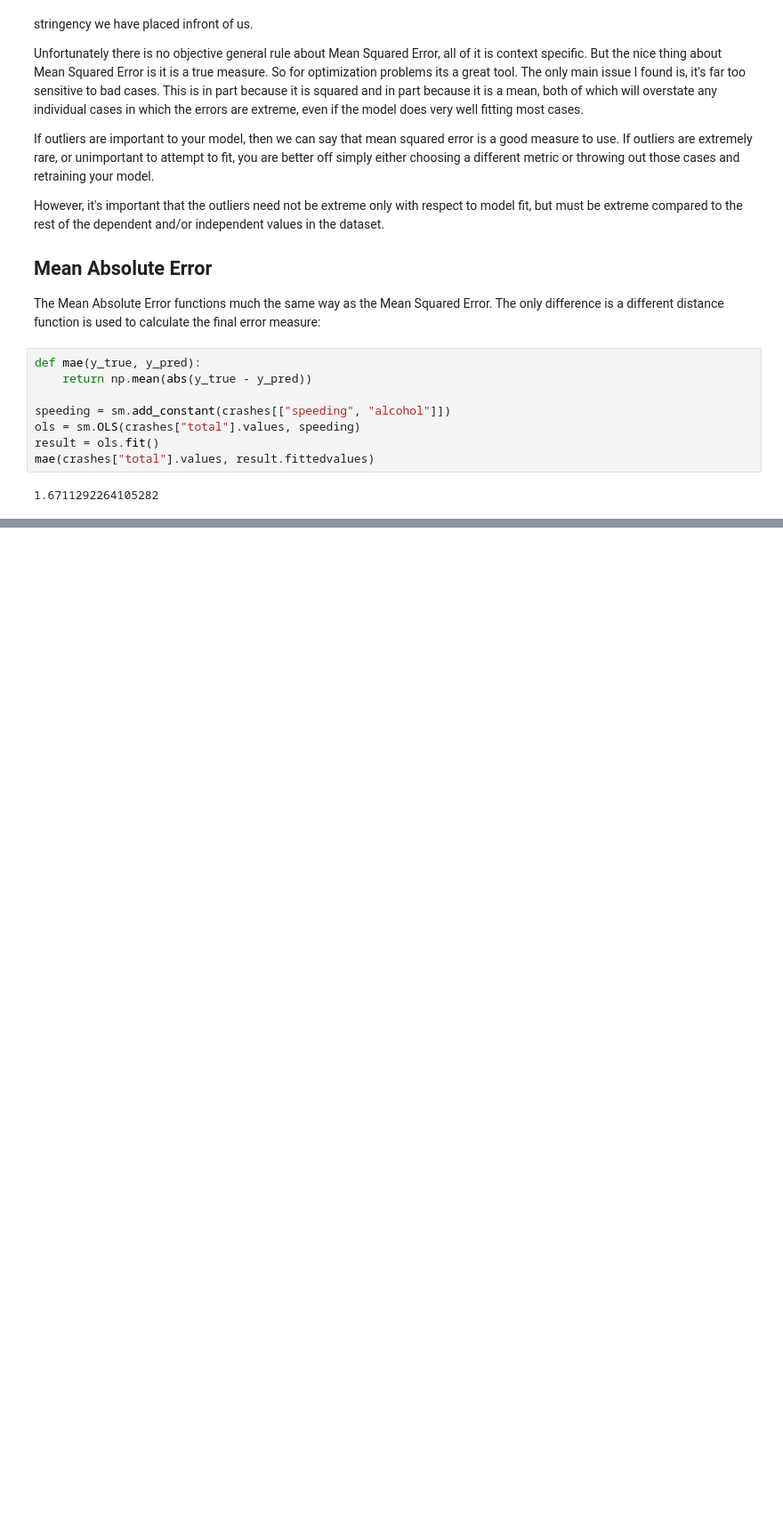
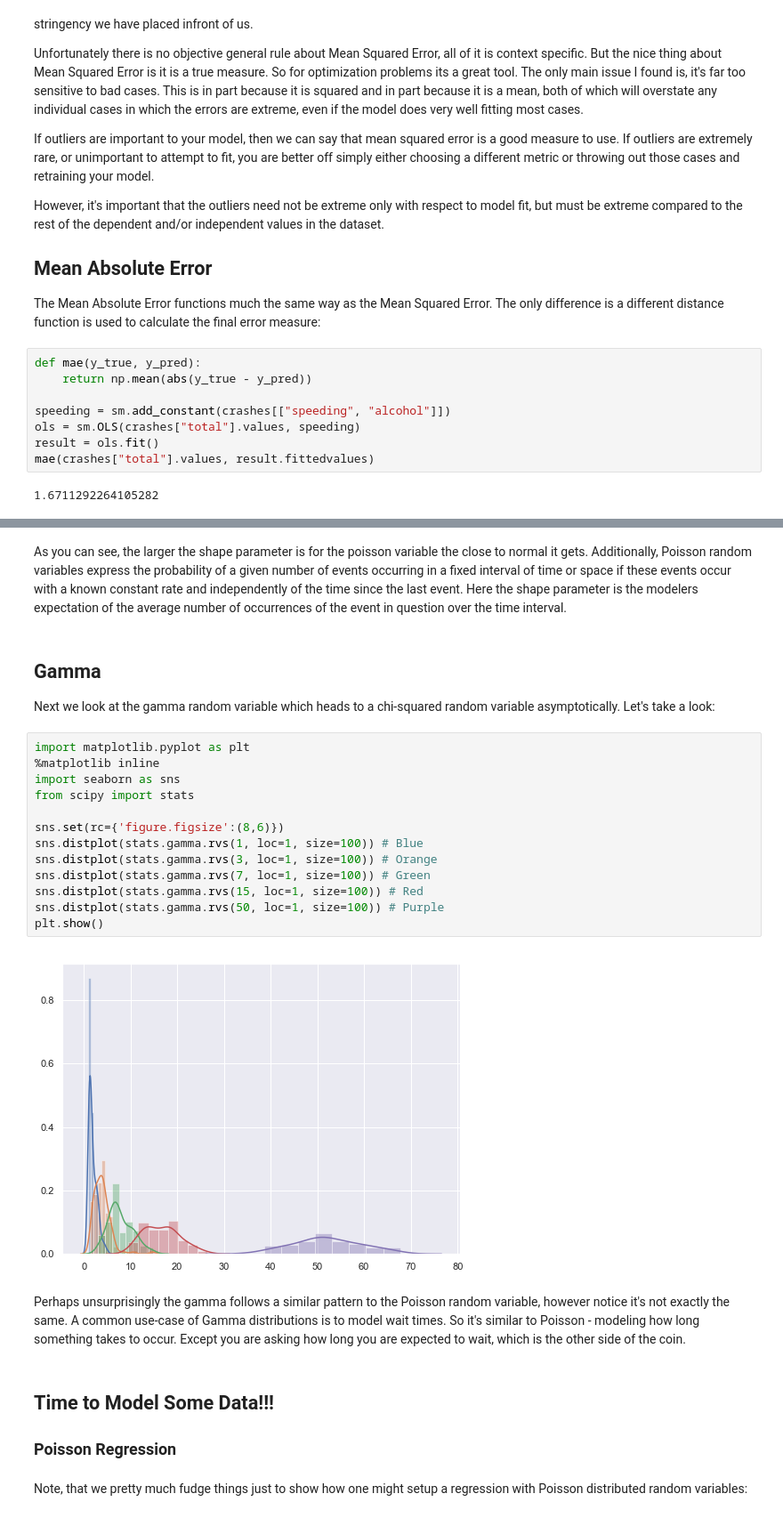
Before and after one commit to EricSchles/second_data_science_meetup_nyc, a Jupyter notebook: regression.ipynb, the cells around one changed output, grey strips where cells are left out. Shown at 89% size. Cells and saved outputs as stored; diff of their text form; blank space fills up the shorter version.

Commit message:
adding things

```diff
--- a/regression.ipynb
+++ b/regression.ipynb
@@ -789,0 +1306,29 @@ Note that the Mean Absolute Error is smaller than the Mean Squared Error or even
+# %% [markdown]
+As you can see, the larger the shape parameter is for the poisson variable the close to normal it gets.  Additionally, Poisson random variables express the probability of a given number of events occurring in a fixed interval of time or space if these events occur with a known constant rate and independently of the time since the last event.  Here the shape parameter is the modelers expectation of the average number of occurrences of the event in question over the time interval.
+# %% [markdown]
+## Gamma
+
+Next we look at the gamma random variable which heads to a chi-squared random variable asymptotically.  Let's take a look:
+# %%
+import matplotlib.pyplot as plt
+%matplotlib inline
+import seaborn as sns
+from scipy import stats
+
+sns.set(rc={'figure.figsize':(8,6)})
+sns.distplot(stats.gamma.rvs(1, loc=1, size=100)) # Blue
+sns.distplot(stats.gamma.rvs(3, loc=1, size=100)) # Orange
+sns.distplot(stats.gamma.rvs(7, loc=1, size=100)) # Green
+sns.distplot(stats.gamma.rvs(15, loc=1, size=100)) # Red
+sns.distplot(stats.gamma.rvs(50, loc=1, size=100)) # Purple
+plt.show()
+# %% [output]
+[figure, added]
+# %% [markdown]
+Perhaps unsurprisingly the gamma follows a similar pattern to the Poisson random variable, however notice it's not exactly the same.  A common use-case of Gamma distributions is to model wait times.  So it's similar to Poisson - modeling how long something takes to occur.  Except you are asking how long you are expected to wait, which is the other side of the coin.
+# %% [markdown]
+## Time to Model Some Data!!!
+
+### Poisson Regression
+# %% [markdown]
+Note, that we pretty much fudge things just to show how one might setup a regression with Poisson distributed random variables:
```
Also changed, not shown: parts of 54 cells of this notebook.
